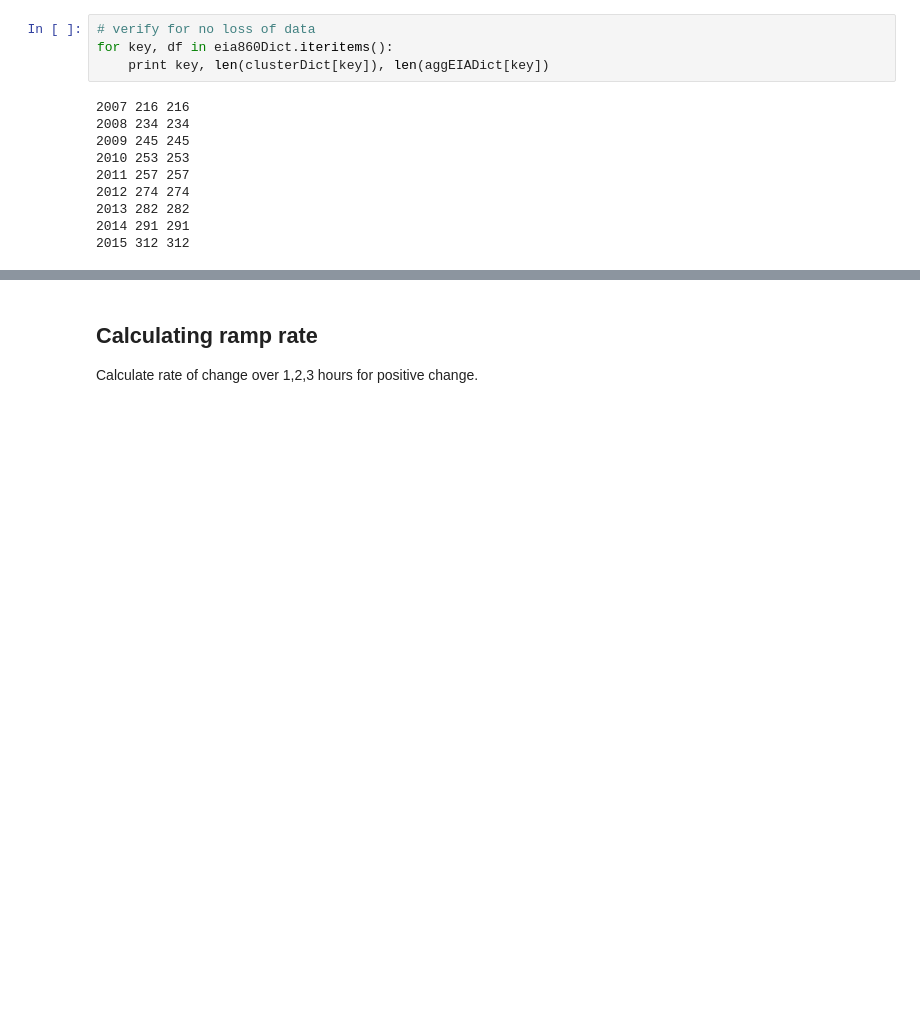
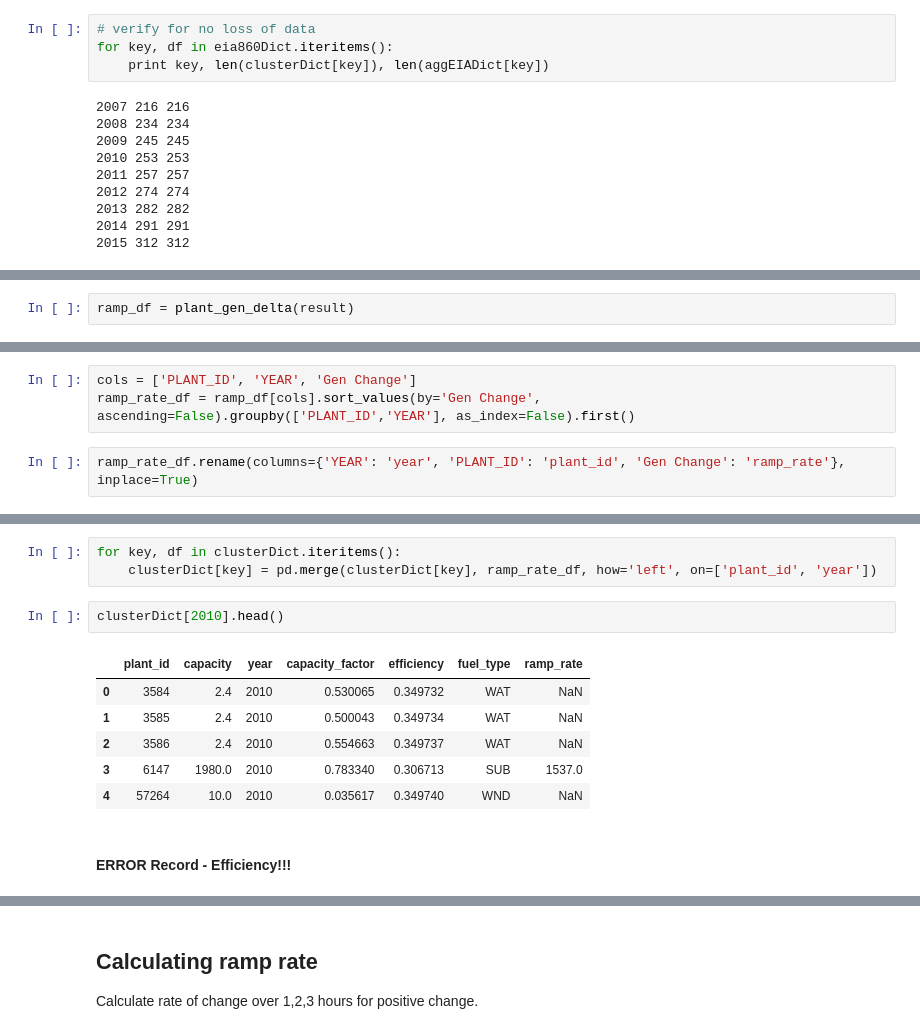
Before and after one commit to gschivley/ERCOT_power, a Jupyter notebook: Raw Data/Merging EPA and EIA.ipynb, the cells around one changed output, grey strips where cells are left out. Cells and saved outputs as stored; diff of their text form; blank space fills up the shorter version.

```diff
--- a/Raw Data/Merging EPA and EIA.ipynb
+++ b/Raw Data/Merging EPA and EIA.ipynb
@@ -524,0 +575,2 @@ clusterDict[2015].head()
+# %%
+ramp_df = plant_gen_delta(result)
@@ -524,0 +588,5 @@ clusterDict[2015].head()
+# %%
+cols = ['PLANT_ID', 'YEAR', 'Gen Change']
+ramp_rate_df = ramp_df[cols].sort_values(by='Gen Change', ascending=False).groupby(['PLANT_ID','YEAR'], as_index=False).first()
+# %%
+ramp_rate_df.rename(columns={'YEAR': 'year', 'PLANT_ID': 'plant_id', 'Gen Change': 'ramp_rate'}, inplace=True)
@@ -524,0 +606,14 @@ clusterDict[2015].head()
+# %%
+for key, df in clusterDict.iteritems():
+    clusterDict[key] = pd.merge(clusterDict[key], ramp_rate_df, how='left', on=['plant_id', 'year'])
+# %%
+clusterDict[2010].head()
+# %% [output]
+|  | plant_id | capacity | year | capacity_factor | efficiency | fuel_type | ramp_rate |
+| 0 | 3584 | 2.4 | 2010 | 0.530065 | 0.349732 | WAT | NaN |
+| 1 | 3585 | 2.4 | 2010 | 0.500043 | 0.349734 | WAT | NaN |
+| 2 | 3586 | 2.4 | 2010 | 0.554663 | 0.349737 | WAT | NaN |
+| 3 | 6147 | 1980.0 | 2010 | 0.783340 | 0.306713 | SUB | 1537.0 |
+| 4 | 57264 | 10.0 | 2010 | 0.035617 | 0.349740 | WND | NaN |
+# %% [markdown]
+#### ERROR Record - Efficiency!!!
```
Also changed, not shown: parts of 19 cells of this notebook.
